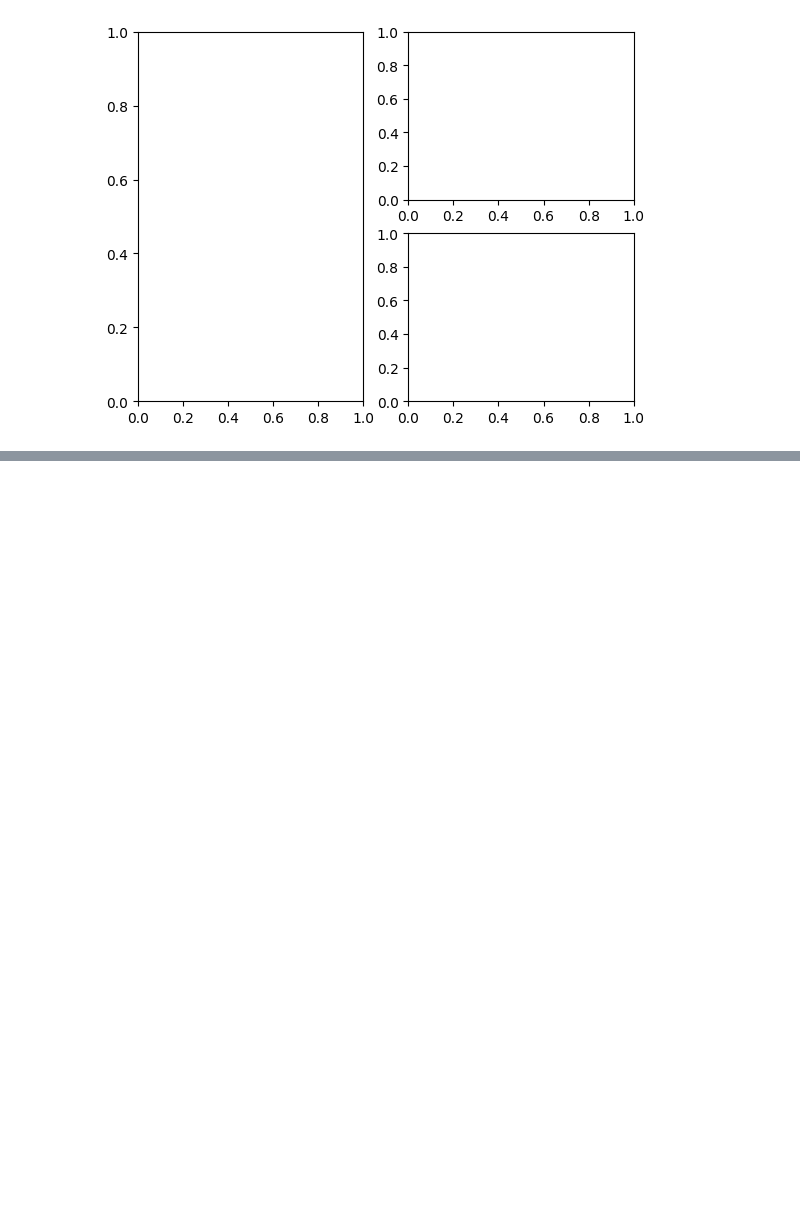
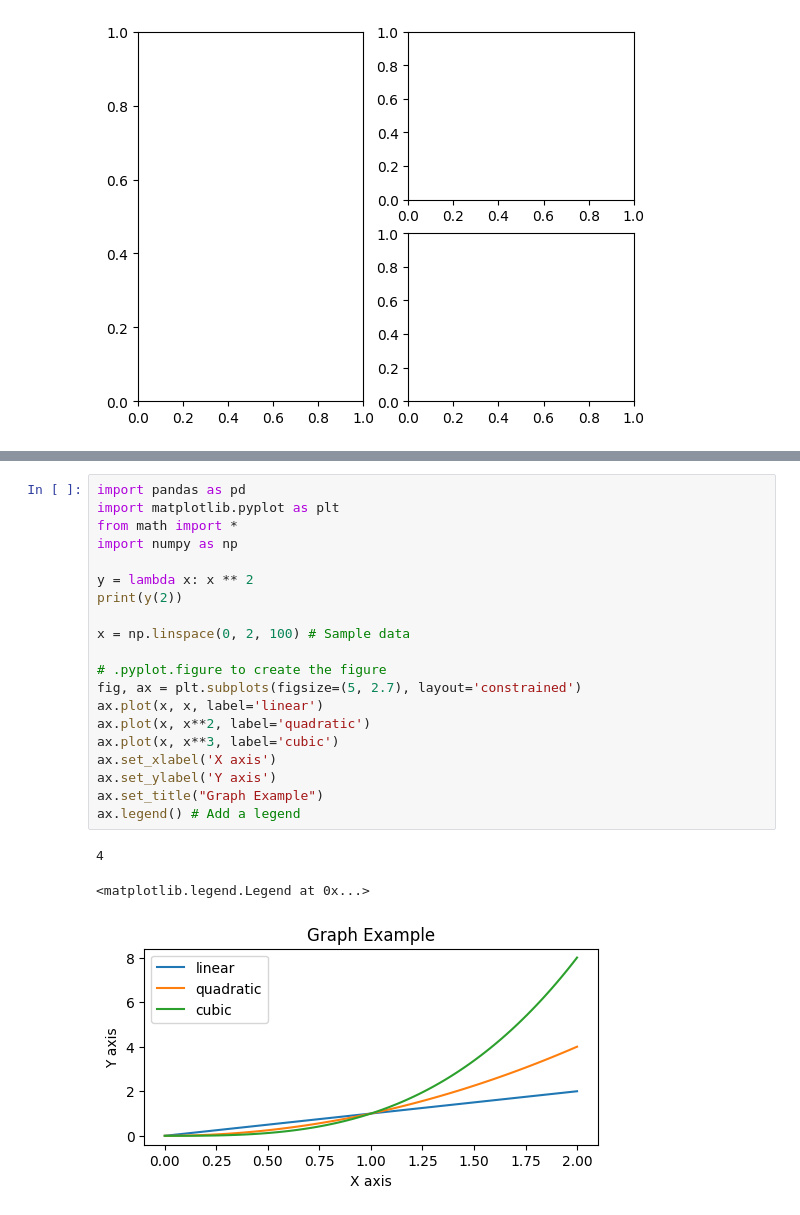
Before and after one commit to michaelslice/Notes, a Jupyter notebook: Matplotlib/matplotlib.ipynb, the cells around one changed output, grey strips where cells are left out. Drawn from its saved outputs; the diff is of its cells as text; blank space fills up the shorter version.

```diff
--- a/Matplotlib/matplotlib.ipynb
+++ b/Matplotlib/matplotlib.ipynb
@@ -28,0 +51,24 @@ fig, axs = plt.subplot_mosaic([['left', 'right_top'],
+# %%
+import pandas as pd
+import matplotlib.pyplot as plt
+from math import *
+import numpy as np
+
+y = lambda x: x ** 2
+print(y(2))
+
+x = np.linspace(0, 2, 100) # Sample data
+
+# .pyplot.figure to create the figure
+fig, ax = plt.subplots(figsize=(5, 2.7), layout='constrained')
+ax.plot(x, x, label='linear')
+ax.plot(x, x**2, label='quadratic')
+ax.plot(x, x**3, label='cubic')
+ax.set_xlabel('X axis')
+ax.set_ylabel('Y axis')
+ax.set_title("Graph Example")
+ax.legend() # Add a legend
+# %% [output]
+4
+<matplotlib.legend.Legend at 0x...>
+[figure, added]
```
Also changed, not shown: parts of 27 cells of this notebook.
